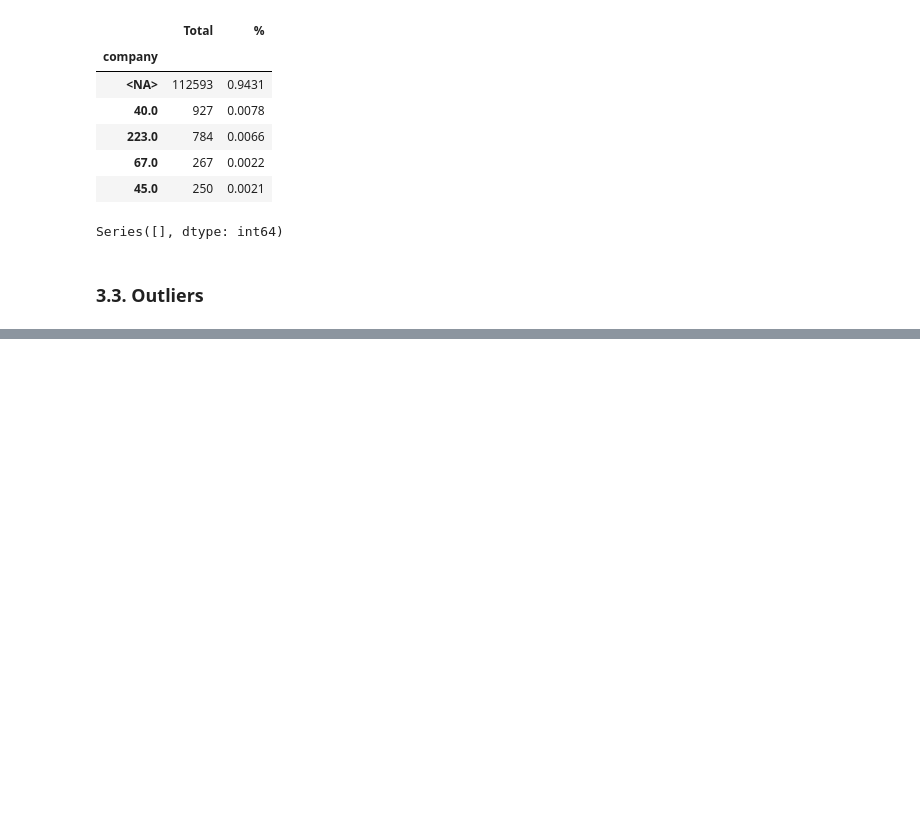
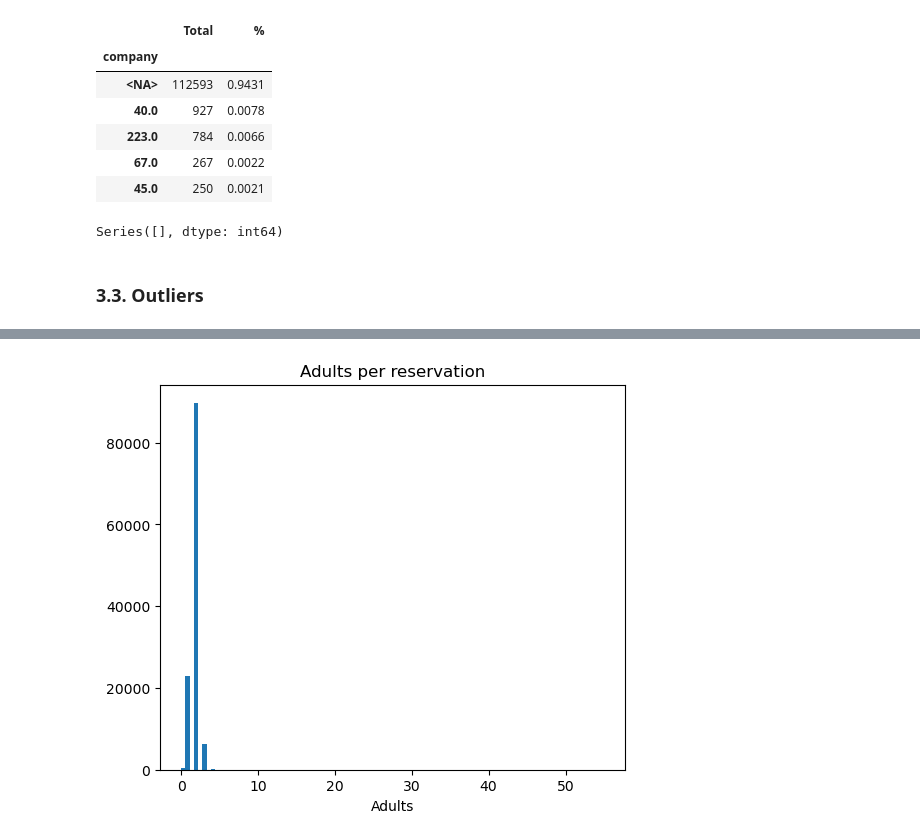
Before and after one commit to bruno-lima98/portfolio-hotel-cancellation-prediction, a Jupyter notebook: main.ipynb, the cells around one changed output, grey strips where cells are left out. Saved outputs shown, nothing was run; the diff lists cells and outputs as text; code cells hidden in the pictures; blank space fills up the shorter version.

```diff
--- a/main.ipynb
+++ b/main.ipynb
@@ -208,3 +250,13 @@ df.describe().T
+# %%
+plt.figure(figsize=(6,5))
+
+plt.hist(df["adults"], bins=100)
+plt.title("Adults per reservation")
+plt.xlabel("Adults")
+
+plt.show()
+# %% [output]
+[figure, added]
 # %%
 df_plot = (
     df.assign(
```
Also changed, not shown: parts of 5 cells of this notebook, 1 other file.
